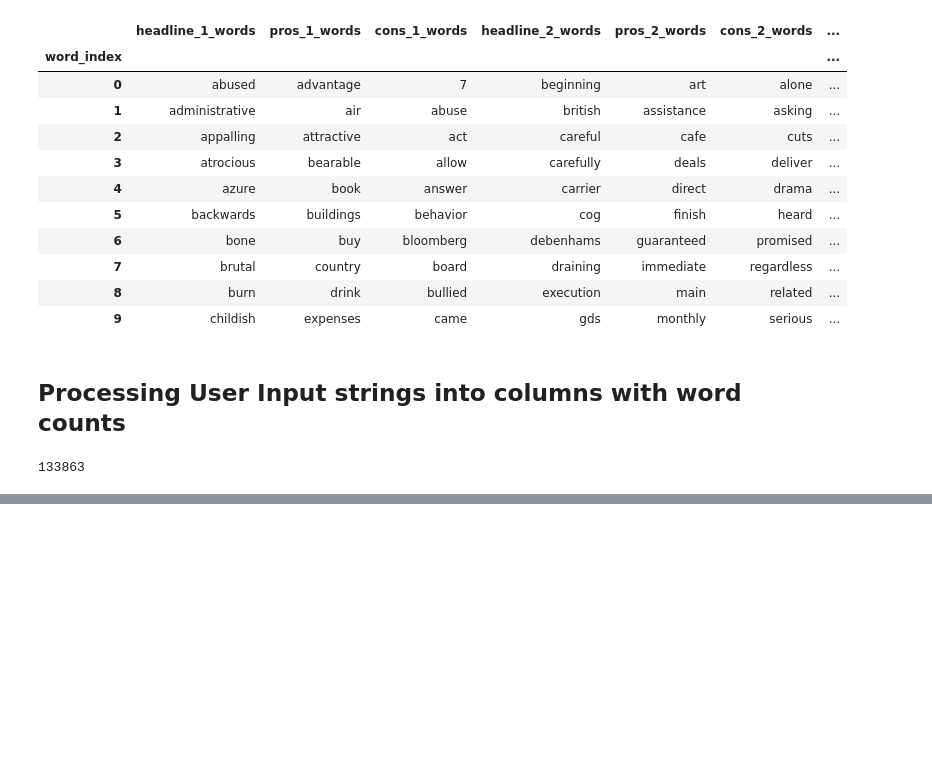
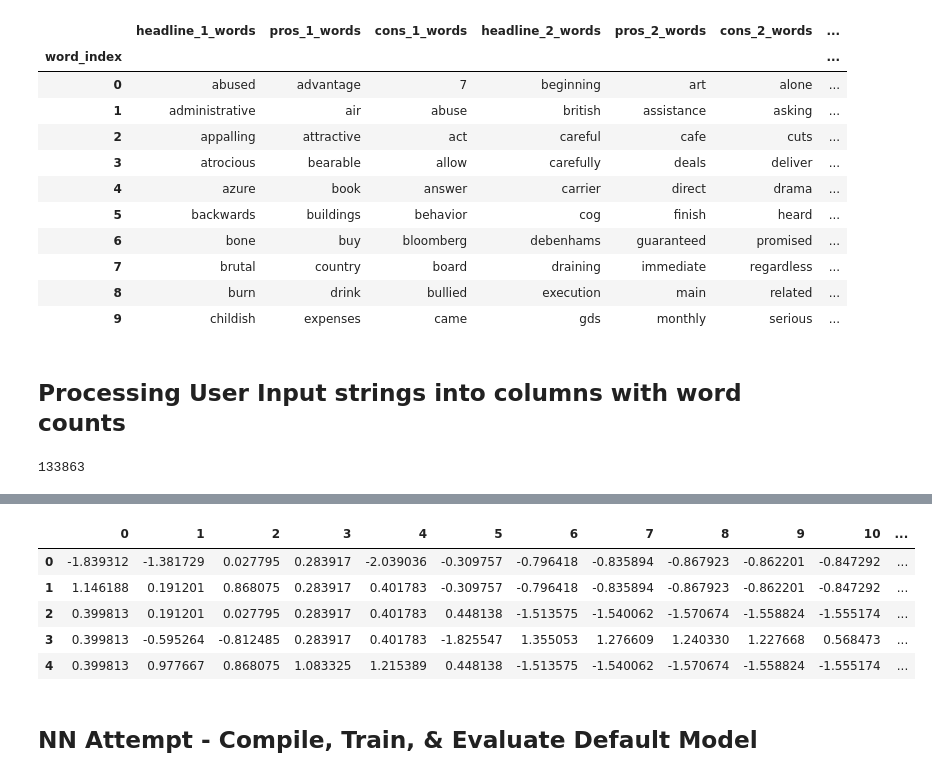
Before and after one commit to mlister3/job_satisfaction_neural_network, a Jupyter notebook: neural_network_predicting_job_happiness.ipynb, the cells around one changed output, grey strips where cells are left out. Drawn from its saved outputs; the diff is of its cells as text; code cells hidden in the pictures; blank space fills up the shorter version.

```diff
--- a/neural_network_predicting_job_happiness.ipynb
+++ b/neural_network_predicting_job_happiness.ipynb
@@ -452,0 +526,12 @@ KeyboardInterrupt: ignored
+# %%
+view_df = pd.DataFrame(X_train_scaled)
+view_df.head()
+# %% [output]
+|  | 0 | 1 | 2 | 3 | 4 | 5 | 6 | 7 | 8 | 9 | 10 | ... |
+| 0 | -1.839312 | -1.381729 | 0.027795 | 0.283917 | -2.039036 | -0.309757 | -0.796418 | -0.835894 | -0.867923 | -0.862201 | -0.847292 | ... |
+| 1 | 1.146188 | 0.191201 | 0.868075 | 0.283917 | 0.401783 | -0.309757 | -0.796418 | -0.835894 | -0.867923 | -0.862201 | -0.847292 | ... |
+| 2 | 0.399813 | 0.191201 | 0.027795 | 0.283917 | 0.401783 | 0.448138 | -1.513575 | -1.540062 | -1.570674 | -1.558824 | -1.555174 | ... |
+| 3 | 0.399813 | -0.595264 | -0.812485 | 0.283917 | 0.401783 | -1.825547 | 1.355053 | 1.276609 | 1.240330 | 1.227668 | 0.568473 | ... |
+| 4 | 0.399813 | 0.977667 | 0.868075 | 1.083325 | 1.215389 | 0.448138 | -1.513575 | -1.540062 | -1.570674 | -1.558824 | -1.555174 | ... |
+# %% [markdown]
+## NN Attempt - Compile, Train, & Evaluate Default Model
```
Also changed, not shown: parts of 32 cells of this notebook.
